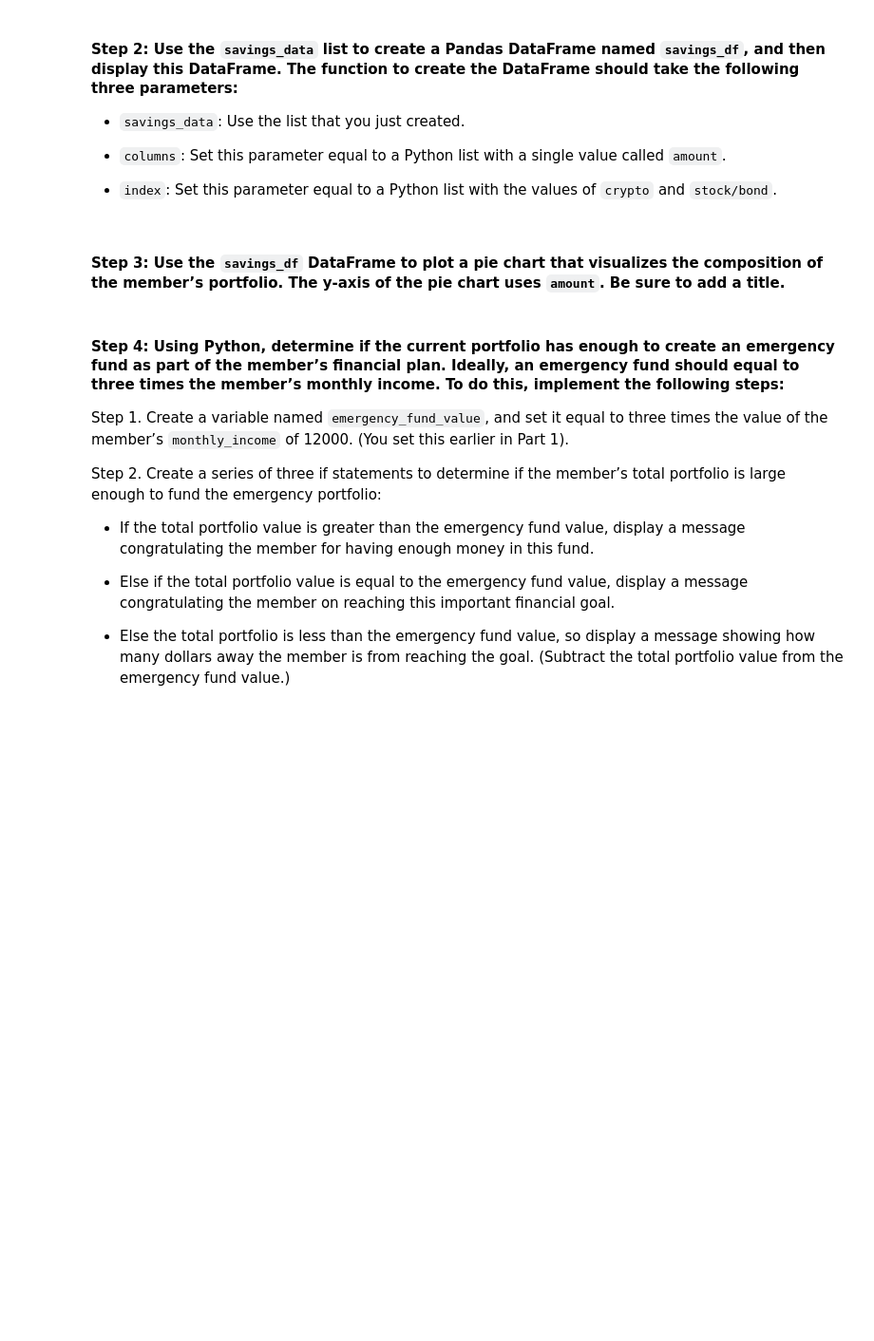
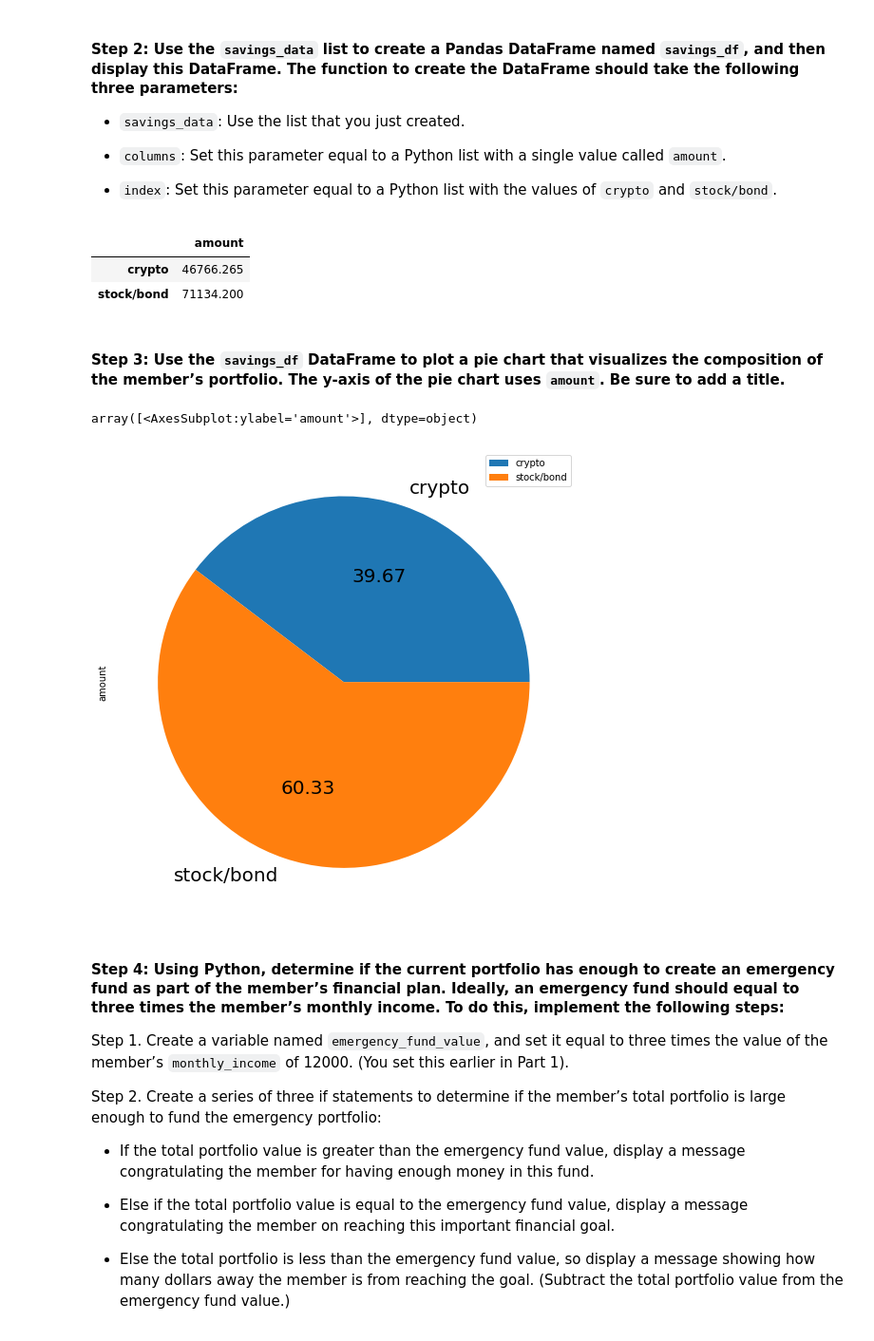
Before and after one commit to billybishop21/monte_carlo_simulation, a Jupyter notebook: financial_planning_tools.ipynb, the cells around one changed output. Shown at 95% size. Cells and saved outputs as stored; diff of their text form; code cells hidden in the pictures; blank space fills up the shorter version.

```diff
--- a/financial_planning_tools.ipynb
+++ b/financial_planning_tools.ipynb
@@ -324,7 +325,7 @@ In this section, you’ll use the valuations for the cryptocurrency wallet and f
 #### Step 1: Create a Python list named `savings_data` that has two elements. The first element contains the total value of the cryptocurrency wallet. The second element contains the total value of the stock and bond portions of the portfolio.
 # %%
 # Consolidate financial assets data into a Python list
-# YOUR CODE HERE
+savings_data = [total_crypto_wallet, total_stocks_bonds]
 
 # Review the Python list savings_data
-# YOUR CODE HERE
+savings_data
@@ -338,15 +341,29 @@ In this section, you’ll use the valuations for the cryptocurrency wallet and f
 - `index`: Set this parameter equal to a Python list with the values of `crypto` and `stock/bond`.
 # %%
 # Create a Pandas DataFrame called savings_df
-# YOUR CODE HERE
+column_names = ['amount']
+
+savings_df = pd.DataFrame(
+    data=savings_data,
+    columns=column_names,
+    index=["crypto", "stock/bond"]
+)
+
 
 # Display the savings_df DataFrame
-# YOUR CODE HERE
+display(savings_df)
+# %% [output]
+|  | amount |
+| crypto | 46766.265 |
+| stock/bond | 71134.200 |
 # %% [markdown]
 #### Step 3: Use the `savings_df` DataFrame to plot a pie chart that visualizes the composition of the member’s portfolio. The y-axis of the pie chart uses `amount`. Be sure to add a title.
 # %%
 # Plot the total value of the member's portfolio (crypto and stock/bond) in a pie chart
-# YOUR CODE HERE
+savings_df.plot.pie(figsize=(9,9), subplots=True, autopct="%.2f", fontsize=20)
+# %% [output]
+array([<AxesSubplot:ylabel='amount'>], dtype=object)
+[figure, added]
 # %% [markdown]
 #### Step 4: Using Python, determine if the current portfolio has enough to create an emergency fund as part of the member’s financial plan. Ideally, an emergency fund should equal to three times the member’s monthly income. To do this, implement the following steps:
 
```
Also changed, not shown: parts of 13 cells of this notebook.
